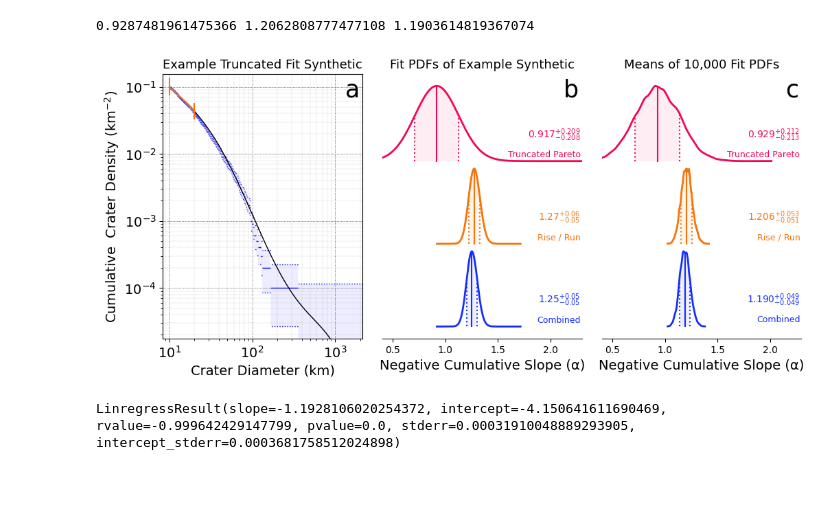
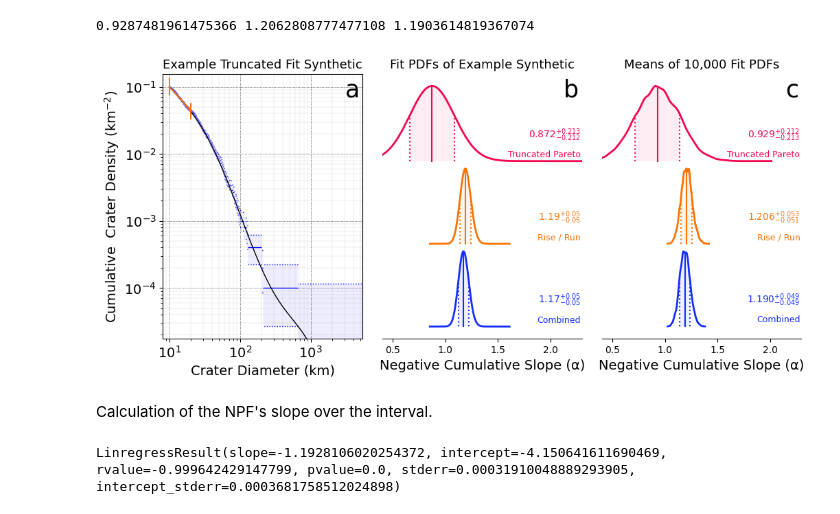
Before and after one commit to samwbell/craterdata, a Jupyter notebook: truncated.ipynb, the cells around one changed output. Cells and saved outputs as stored; diff of their text form; code cells hidden in the pictures; blank space fills up the shorter version.

Commit message:
put data in data directory

```diff
--- a/truncated.ipynb
+++ b/truncated.ipynb
@@ -71,8 +71,7 @@ print(np.mean(tp_means), np.mean(rr_means), np.mean(combined_means))
 # %% [output]
 0.9287481961475366 1.2062808777477108 1.1903614819367074
 # %%
-with open('saved/example_truncated_synthetic.pkl', 'rb') as f:
-    ds = pkl.load(f)
+ds = np.loadtxt('data/example_truncated_synthetic.csv')
 
 ds = synth_list[0]
 
@@ -81,8 +80,9 @@ dmax=20
 
 alpha = np.linspace(1E-5, 10, 10000)
 
-P = truncated_pareto_pdf(ds, alpha, dmin=dmin, dmax=dmax)
-alpha_rv = RandomVariable(alpha, P)
+alpha_rv = truncated_pareto_pdf(
+    ds, alpha=alpha, dmin=dmin, dmax=dmax
+)
 
 Nmin = ds[ds >= dmin].shape[0]
 Nmax = ds[ds >= dmax].shape[0]
@@ -149,34 +149,36 @@ ax = fig.add_subplot(133)
 ash_pdf(combined_means, nbins=30).plot(
     label=True, xlim=xlim, upshift=0, color=cs[1],
     pdf_label='Combined', rounding_n=3
 )
 ash_pdf(rr_means, nbins=30).plot(
     label=True, xlim=xlim, upshift=1.1, color=cs[4],
     pdf_label='Rise / Run', rounding_n=3
 )
 ash_pdf(tp_means, nbins=30).plot(
     label=True, xlim=xlim, upshift=2.2, color=cs[7],
     pdf_label='Truncated Pareto'
 )
 npf_rise = np.log10(npf_new(dmin)) - np.log10(npf_new(dmax))
 npf_run = np.log10(dmax) - np.log10(dmin)
 npf_slope = npf_rise / npf_run
 
 plt.xlabel('Negative Cumulative Slope (α)', size=14)
 plt.title('Means of 10,000 Fit PDFs', size=13)
 
 erase_box(ax)
 plt.text(
     0.985, 0.985, 'c', transform=plt.gca().transAxes,
     ha='right', va='top', size=25
 )
 
 plt.subplots_adjust(wspace=0.1)
 
 pfig = plt.gcf()
 pfig.savefig('figs/truncated_synthetic.pdf', bbox_inches='tight')
 # %% [output]
-[figure, old version]
+[figure, new version]
+# %% [markdown]
+Calculation of the NPF's slope over the interval.
 # %%
 logD = np.linspace(np.log10(dmin), np.log10(dmax), 10000)
 logRho = npf_new_loglog(logD)
```
Also changed, not shown: parts of 2 cells of this notebook, 56 other files.
